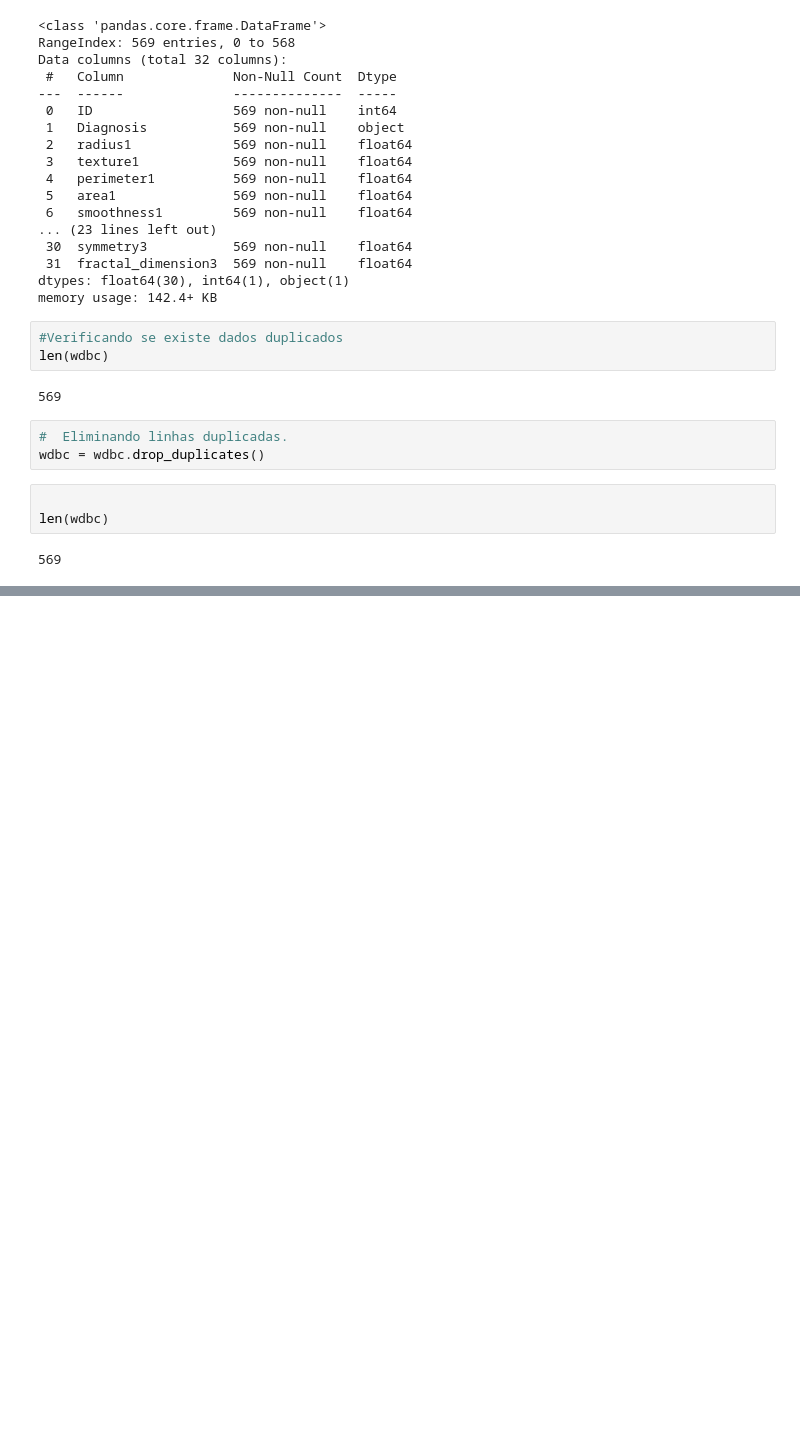
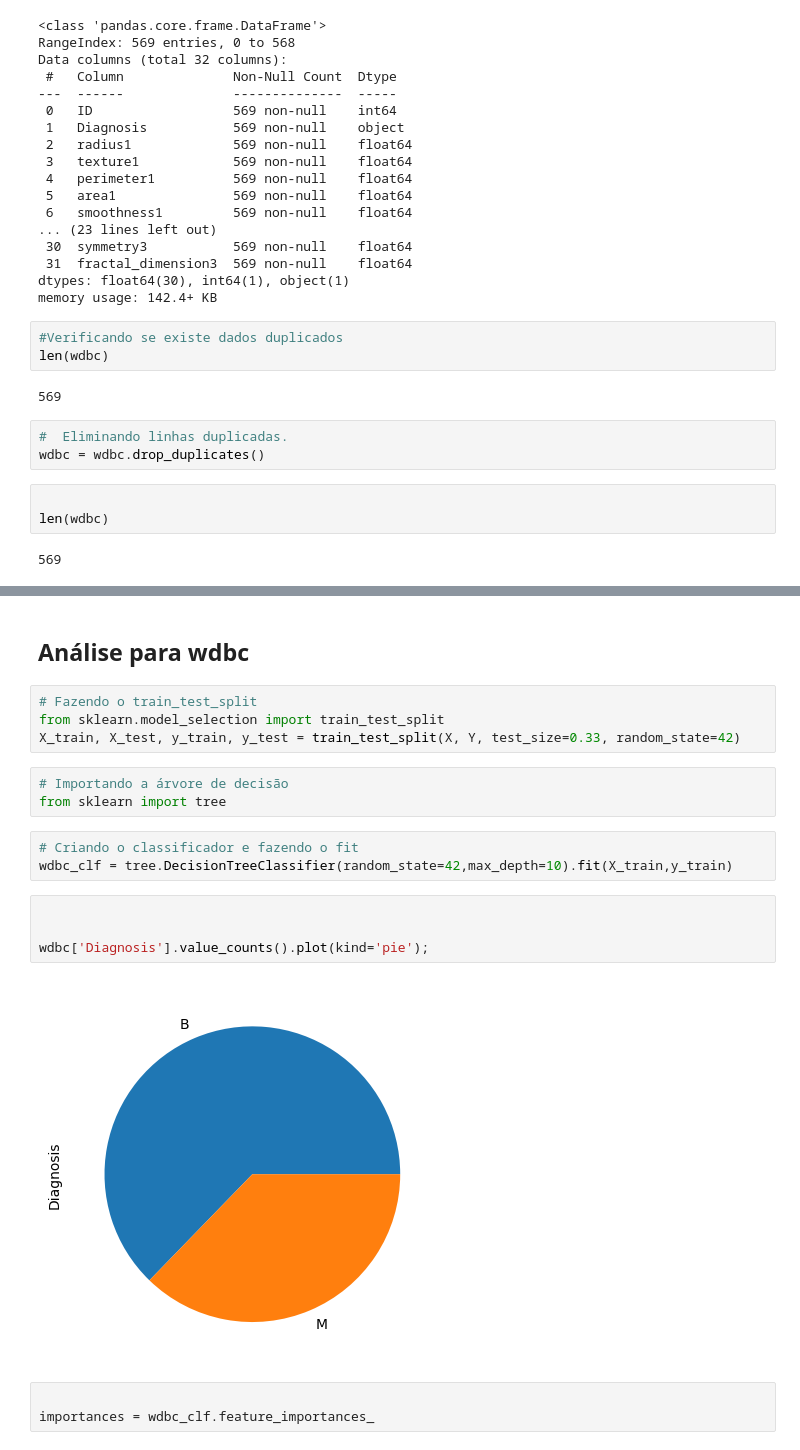
Before and after one commit to leydsonbarros/machinelearning-breastcancer, a Jupyter notebook: breastcancerwisconsin.ipynb, the cells around one changed output, grey strips where cells are left out. Cells and saved outputs as stored; diff of their text form; blank space fills up the shorter version.

```diff
--- a/breastcancerwisconsin.ipynb
+++ b/breastcancerwisconsin.ipynb
@@ -93,0 +164,21 @@ len(wdbc)
+# %% [markdown]
+## Análise para wdbc
+# %%
+# Fazendo o train_test_split
+from sklearn.model_selection import train_test_split
+X_train, X_test, y_train, y_test = train_test_split(X, Y, test_size=0.33, random_state=42)
+# %%
+# Importando a árvore de decisão
+from sklearn import tree
+# %%
+# Criando o classificador e fazendo o fit
+wdbc_clf = tree.DecisionTreeClassifier(random_state=42,max_depth=10).fit(X_train,y_train)
+# %%
+
+
+wdbc['Diagnosis'].value_counts().plot(kind='pie');
+# %% [output]
+[figure, added]
+# %%
+
+importances = wdbc_clf.feature_importances_
```
Also changed, not shown: parts of 52 cells of this notebook.
